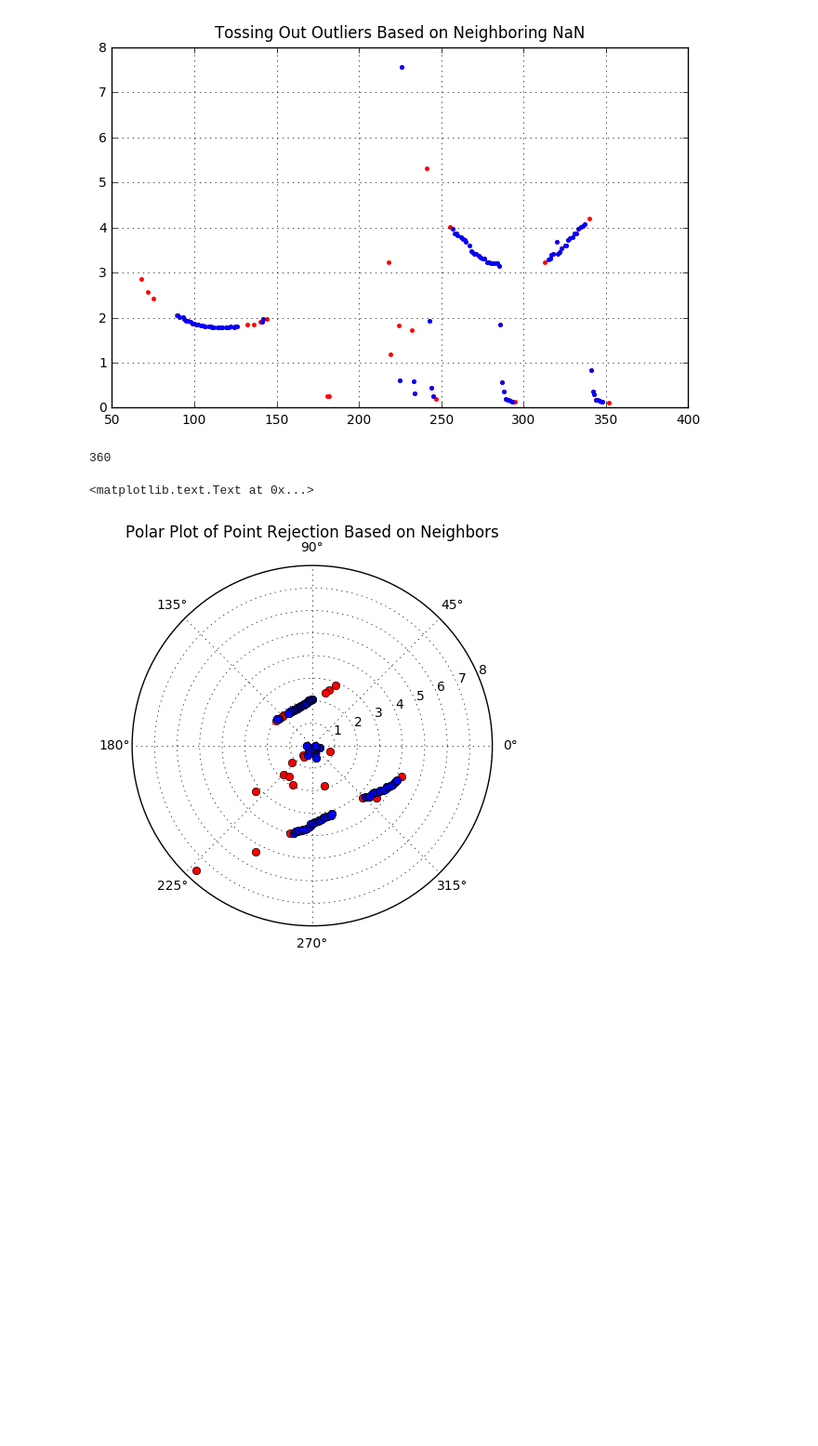
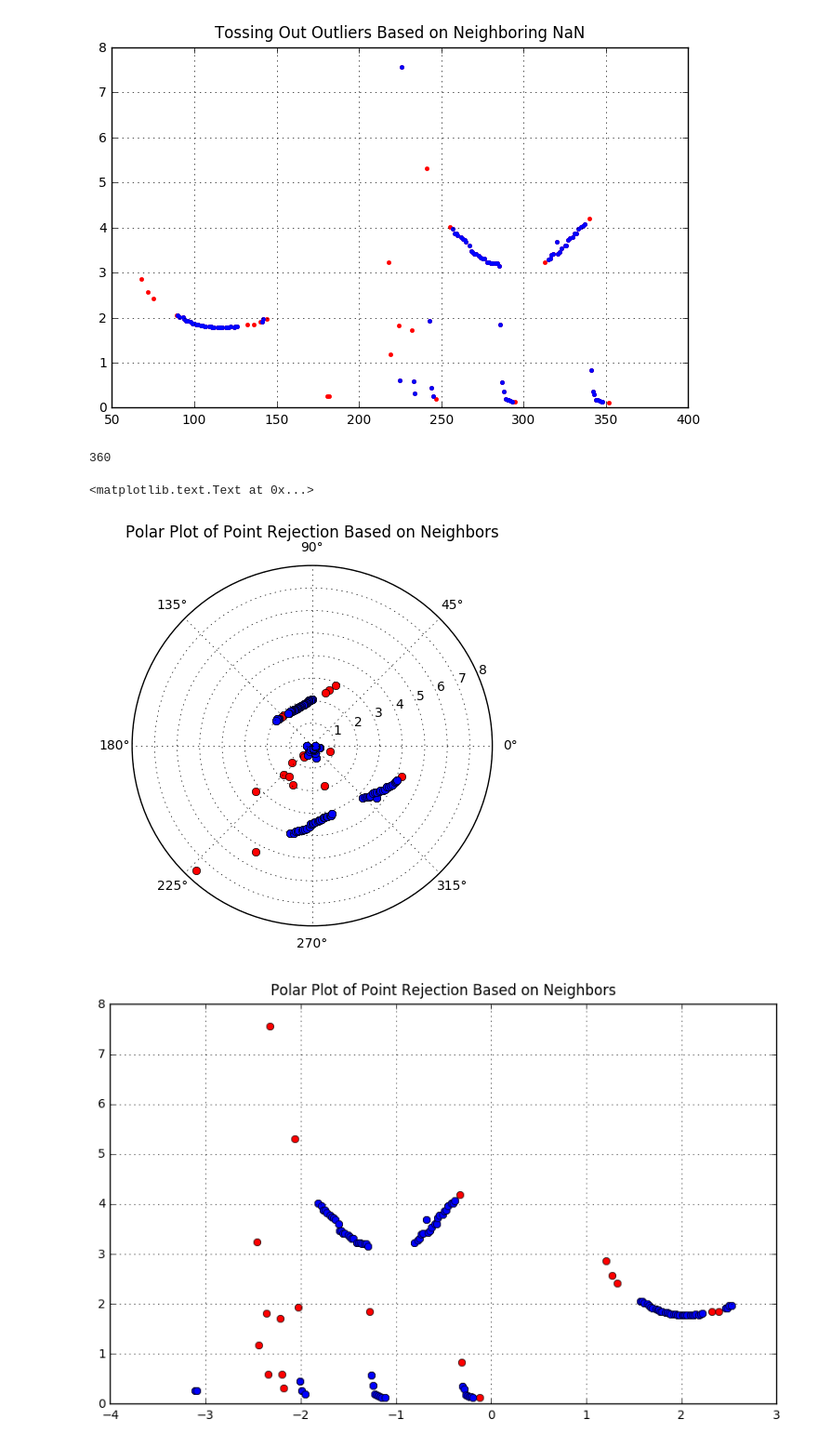
Before and after one commit to 5yler/metatron, a Jupyter notebook: gigatron/scripts/Steering Fixes.ipynb, the cells around one changed output. Shown at 93% size. Drawn from its saved outputs; the diff is of its cells as text; code cells hidden in the pictures; blank space fills up the shorter version.

```diff
--- a/gigatron/scripts/Steering Fixes.ipynb
+++ b/gigatron/scripts/Steering Fixes.ipynb
@@ -275,28 +275,43 @@ plot_ok_ranges(ranges, 'Tossing Out Outliers Based on Neighboring NaN')
 # %%
 ranges = scan.ranges
 angles = generate_scan_angles(scan.angle_min, scan.angle_max, scan.angle_increment, yaw_offset=math.pi)
 
 
 ok_ranges = []
 tolerance = 0.25
+# window = 3 # number of neighboring points to check left and right
+
+
+
 for i in xrange(len(ranges)):
-    if i == 0 or i == len(ranges)-1:
+    if i < 2 or i >= len(ranges)-2:
         ok_ranges.append(ranges[i])
     else:
-        if abs(ranges[i] - ranges[i-1]) < tolerance or abs(ranges[i] - ranges[i+1]) < tolerance:
+        if abs(ranges[i] - ranges[i-2]) < tolerance \
+        or abs(ranges[i] - ranges[i-1]) < tolerance \
+        or abs(ranges[i] - ranges[i+1]) < tolerance \
+        or abs(ranges[i] - ranges[i+2]) < tolerance:
             ok_ranges.append(ranges[i])
         else:
             ok_ranges.append(inf)
 
 print len(ok_ranges)
 
 plt.figure(figsize=(5,5))
 ax = plt.subplot(111, polar=True)
 ax.plot(angles, ranges, 'or')
 ax.plot(angles, ok_ranges, 'ob')
 ax.grid(True)
 ax.set_title('Polar Plot of Point Rejection Based on Neighbors', va='bottom')
+
+plt.figure(figsize=(10,6))
+ax = plt.subplot(111)
+ax.plot(angles, ranges, 'or')
+ax.plot(angles, ok_ranges, 'ob')
+ax.grid(True)
+ax.set_title('Polar Plot of Point Rejection Based on Neighbors', va='bottom')
 # %% [output]
 360
 <matplotlib.text.Text at 0x...>
-[figure, old version]
+[figure, new version]
+[figure, added]
```
Also changed, not shown: parts of 5 cells of this notebook.
